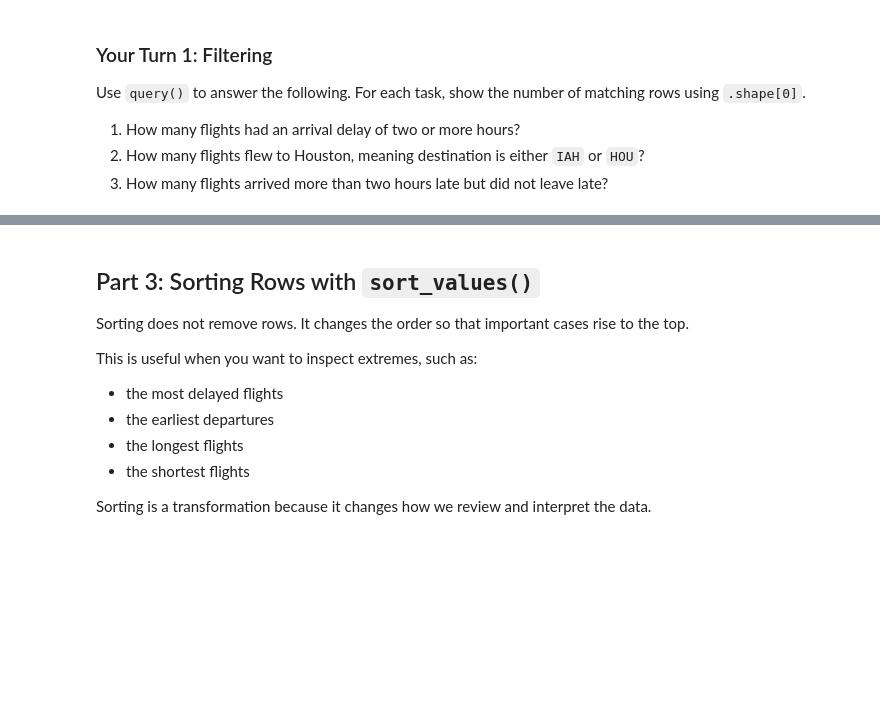
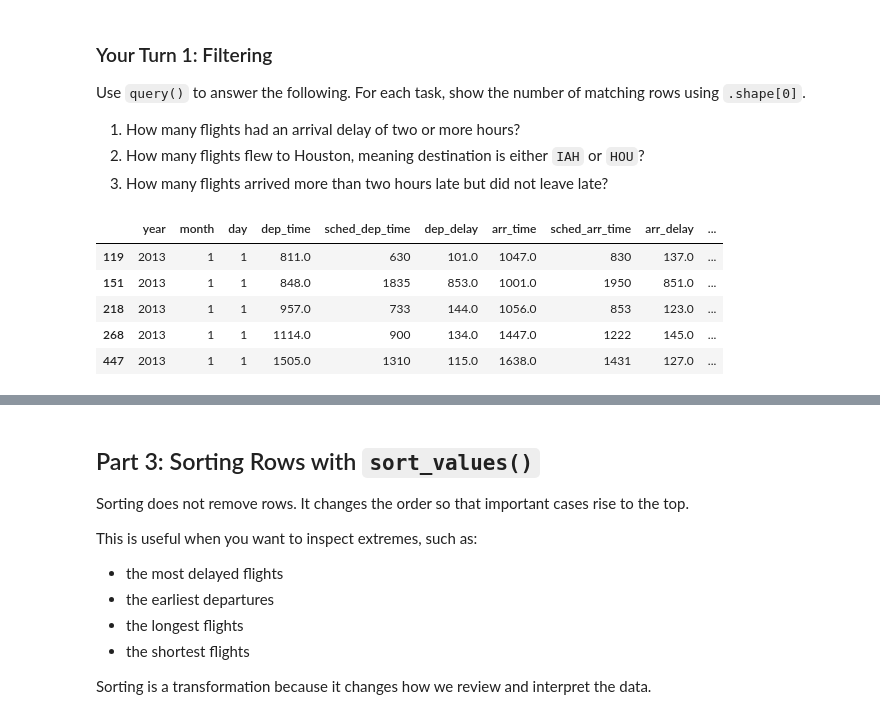
Before and after one commit to utsahenry/ban6003-week-05-06-pandas-transformation-henry-ha, a Jupyter notebook: notebooks/module5_basic_transformation_guided_lab.ipynb, the cells around one changed output, grey strips where cells are left out. Saved outputs shown, nothing was run; the diff lists cells and outputs as text; code cells hidden in the pictures; blank space fills up the shorter version.

```diff
--- a/notebooks/module5_basic_transformation_guided_lab.ipynb
+++ b/notebooks/module5_basic_transformation_guided_lab.ipynb
@@ -167,6 +231,16 @@ Use `query()` to answer the following. For each task, show the number of matchin
 # %%
 # 1. Flights with arrival delay of two or more hours
 # Your code here
+arr_delay_flight = flights.query("arr_delay>=120")
+
+arr_delay_flight.head()
+# %% [output]
+|  | year | month | day | dep_time | sched_dep_time | dep_delay | arr_time | sched_arr_time | arr_delay | ... |
+| 119 | 2013 | 1 | 1 | 811.0 | 630 | 101.0 | 1047.0 | 830 | 137.0 | ... |
+| 151 | 2013 | 1 | 1 | 848.0 | 1835 | 853.0 | 1001.0 | 1950 | 851.0 | ... |
+| 218 | 2013 | 1 | 1 | 957.0 | 733 | 144.0 | 1056.0 | 853 | 123.0 | ... |
+| 268 | 2013 | 1 | 1 | 1114.0 | 900 | 134.0 | 1447.0 | 1222 | 145.0 | ... |
+| 447 | 2013 | 1 | 1 | 1505.0 | 1310 | 115.0 | 1638.0 | 1431 | 127.0 | ... |
 # %%
 # 2. Flights to Houston: IAH or HOU
 # Your code here
```
Also changed, not shown: parts of 40 cells of this notebook, 1 other file.
